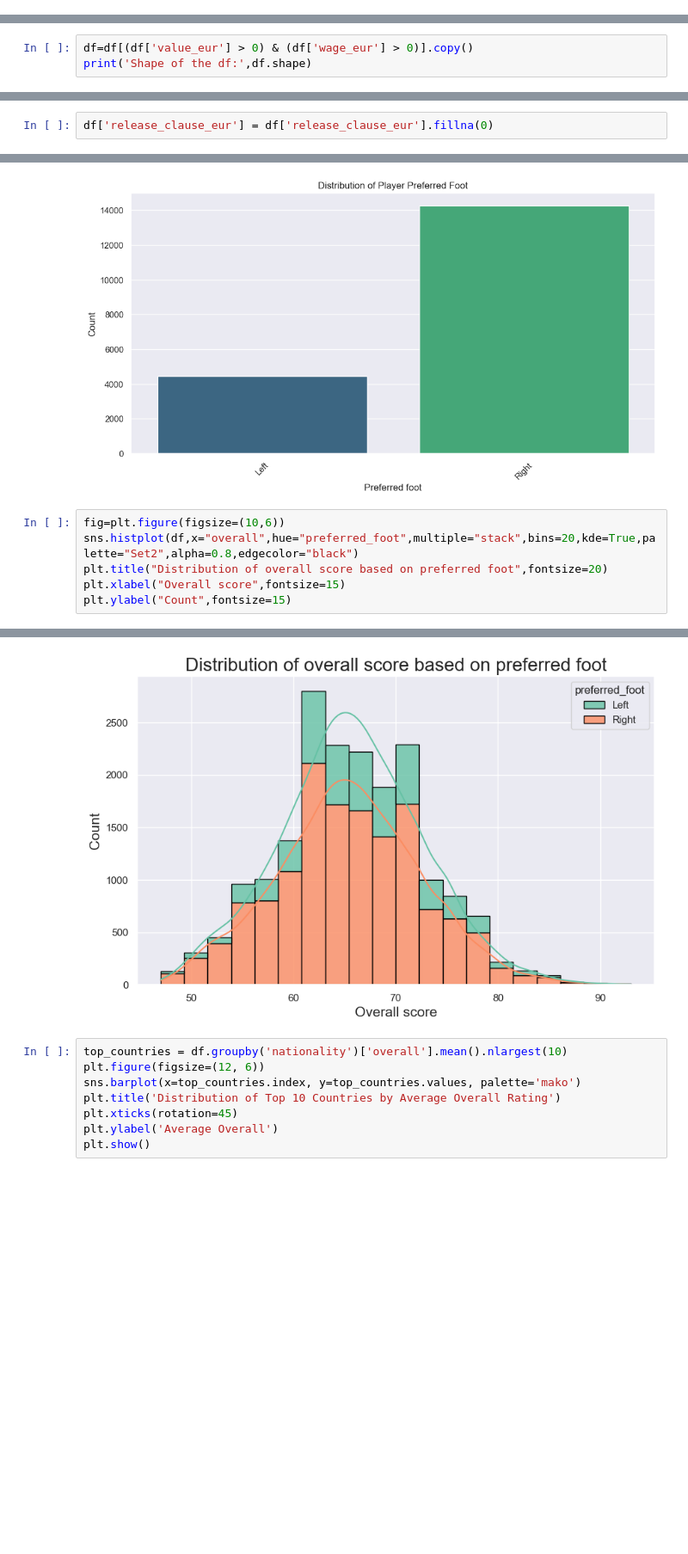
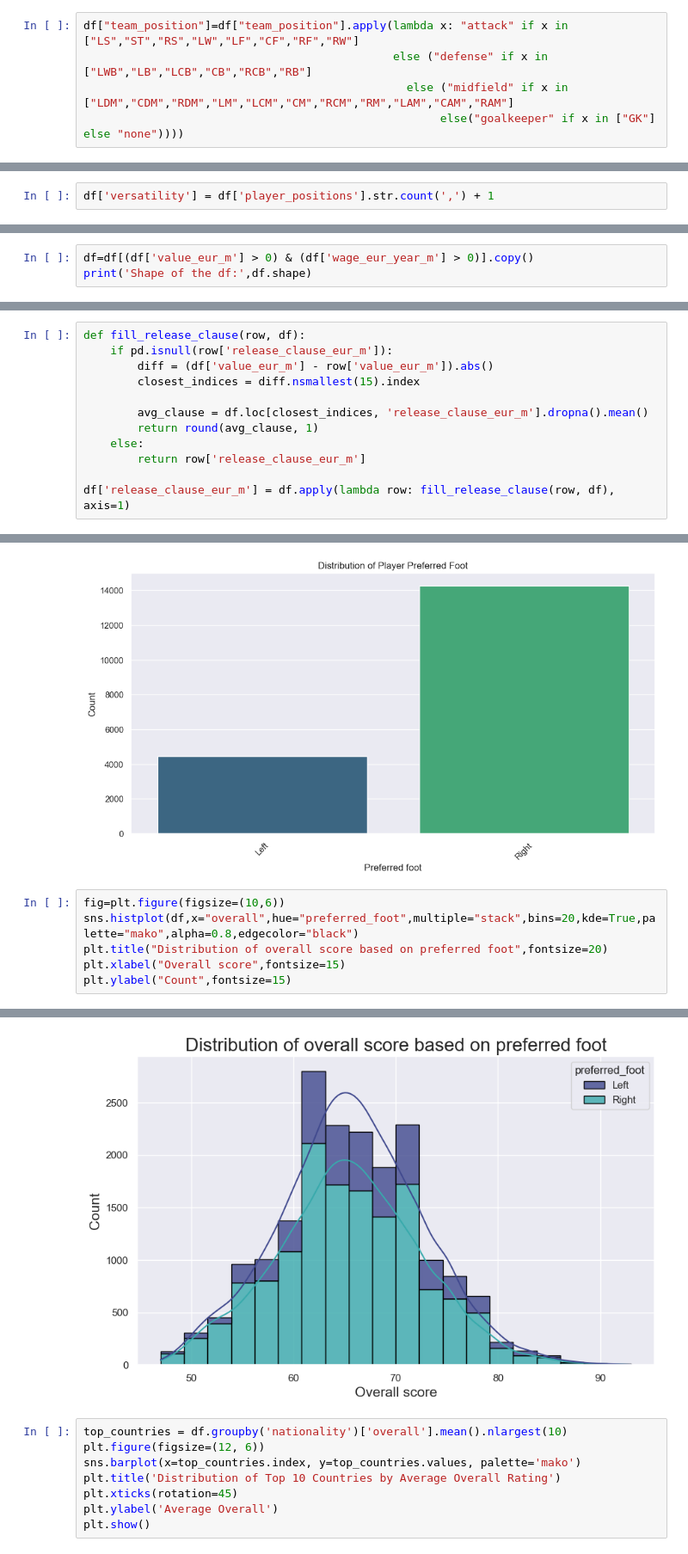
Before and after one commit to CDCSteki/data-science-internship, a Jupyter notebook: notebooks/week1_data_exploration.ipynb, the cells around one changed output, grey strips where cells are left out. Shown at 86% size. Saved outputs shown, nothing was run; the diff lists cells and outputs as text; blank space fills up the shorter version.

```diff
--- a/notebooks/week1_data_exploration.ipynb
+++ b/notebooks/week1_data_exploration.ipynb
@@ -184,0 +176,5 @@ df.head(5)
+# %%
+df["team_position"]=df["team_position"].apply(lambda x: "attack" if x in ["LS","ST","RS","LW","LF","CF","RF","RW"]
+                                              else ("defense" if x in ["LWB","LB","LCB","CB","RCB","RB"]
+                                                else ("midfield" if x in ["LDM","CDM","RDM","LM","LCM","CM","RCM","RM","LAM","CAM","RAM"]
+                                                     else("goalkeeper" if x in ["GK"] else "none"))))
@@ -184,0 +183,2 @@ df.head(5)
+# %%
+df['versatility'] = df['player_positions'].str.count(',') + 1
@@ -185,6 +214,6 @@ df.head(5)
 # %% [markdown]
 Removing players that have value_eur and wage_eur = 0
 # %%
-df=df[(df['value_eur'] > 0) & (df['wage_eur'] > 0)].copy()
+df=df[(df['value_eur_m'] > 0) & (df['wage_eur_year_m'] > 0)].copy()
 print('Shape of the df:',df.shape)
 # %% [output]
@@ -194,3 +223,13 @@ Fill release_clause with 0 for players that are loaned because they dont have a
 # %%
-df['release_clause_eur'] = df['release_clause_eur'].fillna(0)
+def fill_release_clause(row, df):
+    if pd.isnull(row['release_clause_eur_m']):
+        diff = (df['value_eur_m'] - row['value_eur_m']).abs()
+        closest_indices = diff.nsmallest(15).index
+
+        avg_clause = df.loc[closest_indices, 'release_clause_eur_m'].dropna().mean()
+        return round(avg_clause, 1)
+    else:
+        return row['release_clause_eur_m']
+
+df['release_clause_eur_m'] = df.apply(lambda row: fill_release_clause(row, df), axis=1)
 # %% [markdown]
@@ -280,13 +319,13 @@ Passing `palette` without assigning `hue` is deprecated and will be removed in v
 [figure]
 # %%
 fig=plt.figure(figsize=(10,6))
-sns.histplot(df,x="overall",hue="preferred_foot",multiple="stack",bins=20,kde=True,palette="Set2",alpha=0.8,edgecolor="black")
+sns.histplot(df,x="overall",hue="preferred_foot",multiple="stack",bins=20,kde=True,palette="mako",alpha=0.8,edgecolor="black")
 plt.title("Distribution of overall score based on preferred foot",fontsize=20)
 plt.xlabel("Overall score",fontsize=15)
 plt.ylabel("Count",fontsize=15)
 # %% [output]
 Text(0, 0.5, 'Count')
-[figure, old version]
+[figure, new version]
 # %%
 top_countries = df.groupby('nationality')['overall'].mean().nlargest(10)
 plt.figure(figsize=(12, 6))
```
Also changed, not shown: parts of 40 cells of this notebook, 1 other file.
